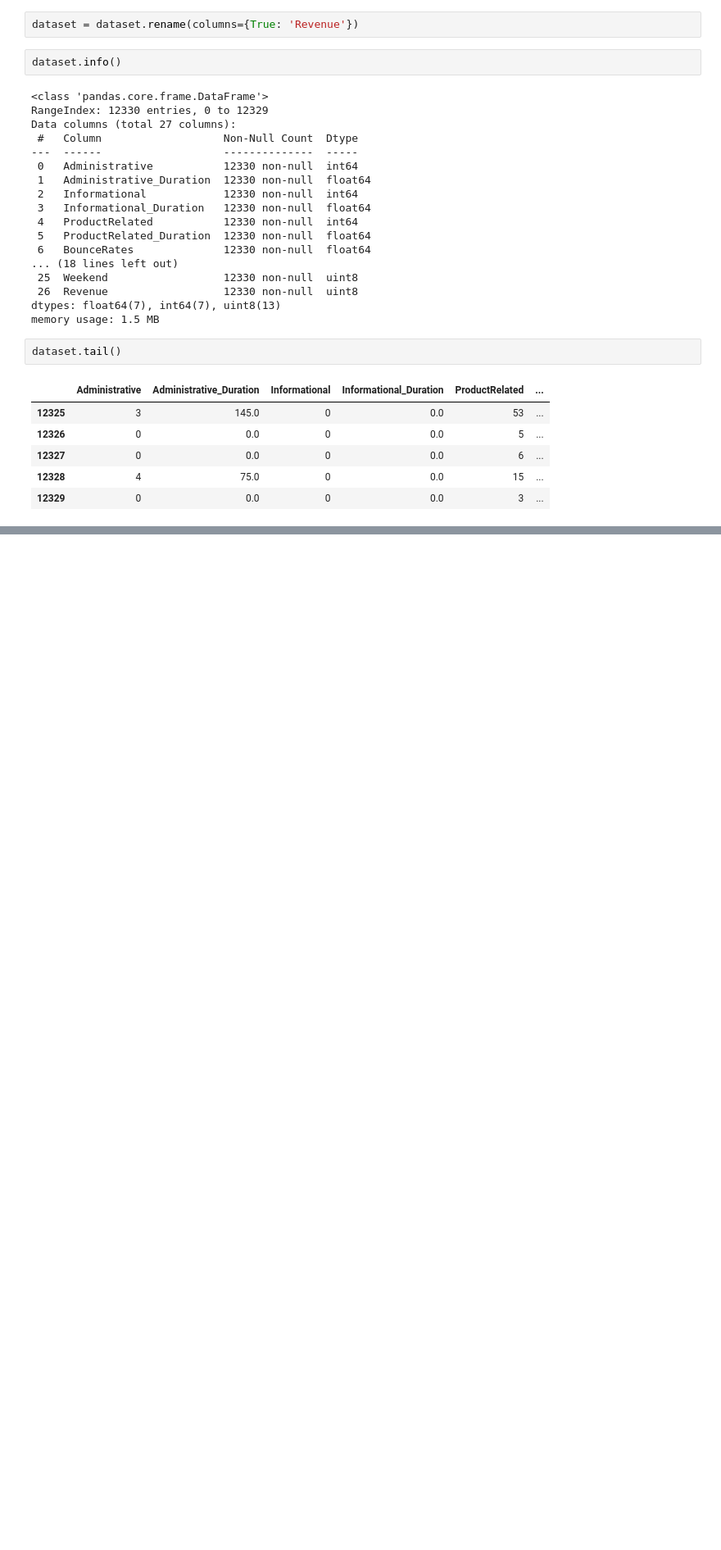
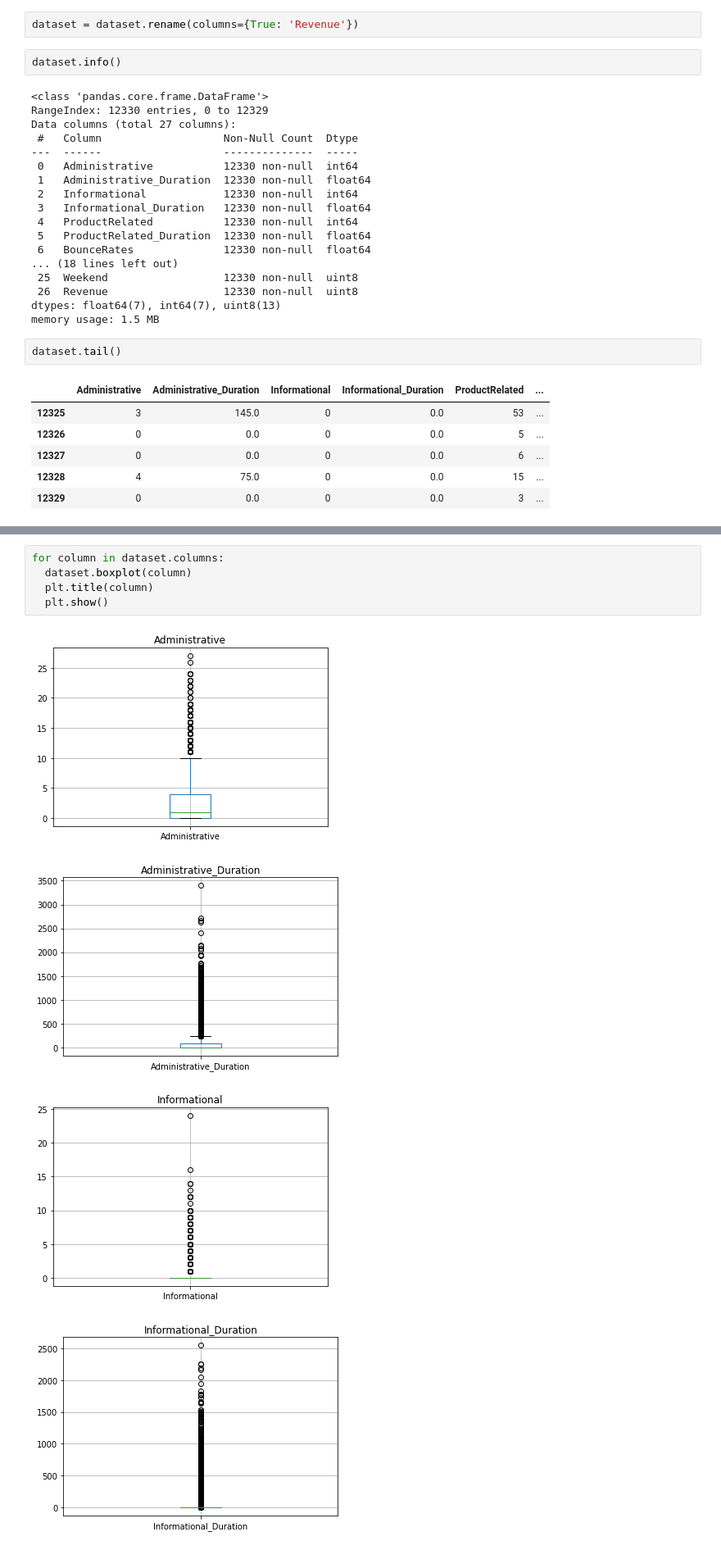
Before and after one commit to Monalika-P/Online-Shoppers-Intention, a Jupyter notebook: Online_Shoppers_Intention_UCI_Machine_Learning.ipynb, the cells around one changed output, grey strips where cells are left out. Shown at 82% size. Drawn from its saved outputs; the diff is of its cells as text; blank space fills up the shorter version.

```diff
--- a/Online_Shoppers_Intention_UCI_Machine_Learning.ipynb
+++ b/Online_Shoppers_Intention_UCI_Machine_Learning.ipynb
@@ -476,0 +479,10 @@ dataset.tail()
+# %%
+for column in dataset.columns:
+  dataset.boxplot(column)
+  plt.title(column)
+  plt.show()
+# %% [output]
+[figure, added]
+[figure, added]
+[figure, added]
+[figure, added]
```
Also changed, not shown: parts of 15 cells of this notebook.
